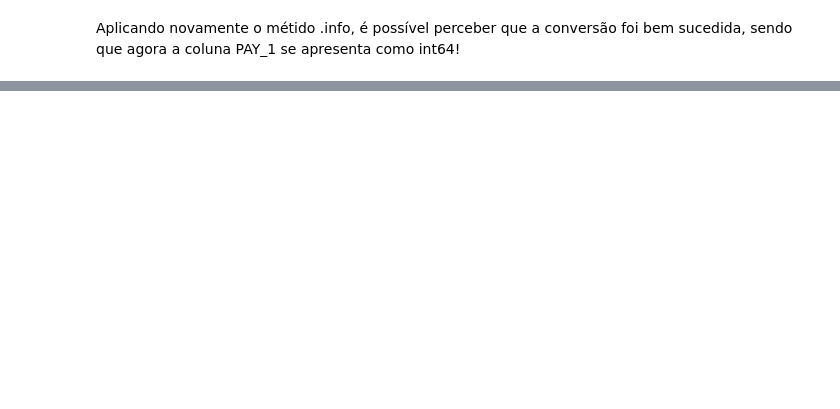
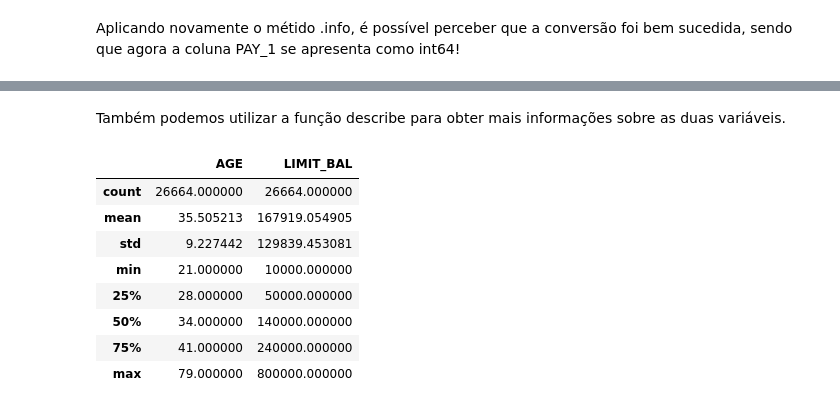
Before and after one commit to marcosvnespolo/Previsao_Inadimplencia, a Jupyter notebook: Previsão_Inadimplência.ipynb, the cells around one changed output, grey strips where cells are left out. Drawn from its saved outputs; the diff is of its cells as text; code cells hidden in the pictures; blank space fills up the shorter version.

Commit message:
Exploração das Variáveis

```diff
--- a/Previsão_Inadimplência.ipynb
+++ b/Previsão_Inadimplência.ipynb
@@ -339,0 +359,14 @@ Aplicando novamente o métido .info, é possível perceber que a conversão foi
+# %% [markdown]
+Também podemos utilizar a função describe para obter mais informações sobre as duas variáveis.
+# %%
+df_limpo2[['AGE', 'LIMIT_BAL']].describe()
+# %% [output]
+|  | AGE | LIMIT_BAL |
+| count | 26664.000000 | 26664.000000 |
+| mean | 35.505213 | 167919.054905 |
+| std | 9.227442 | 129839.453081 |
+| min | 21.000000 | 10000.000000 |
+| 25% | 28.000000 | 50000.000000 |
+| 50% | 34.000000 | 140000.000000 |
+| 75% | 41.000000 | 240000.000000 |
+| max | 79.000000 | 800000.000000 |
```
Also changed, not shown: parts of 11 cells of this notebook.
